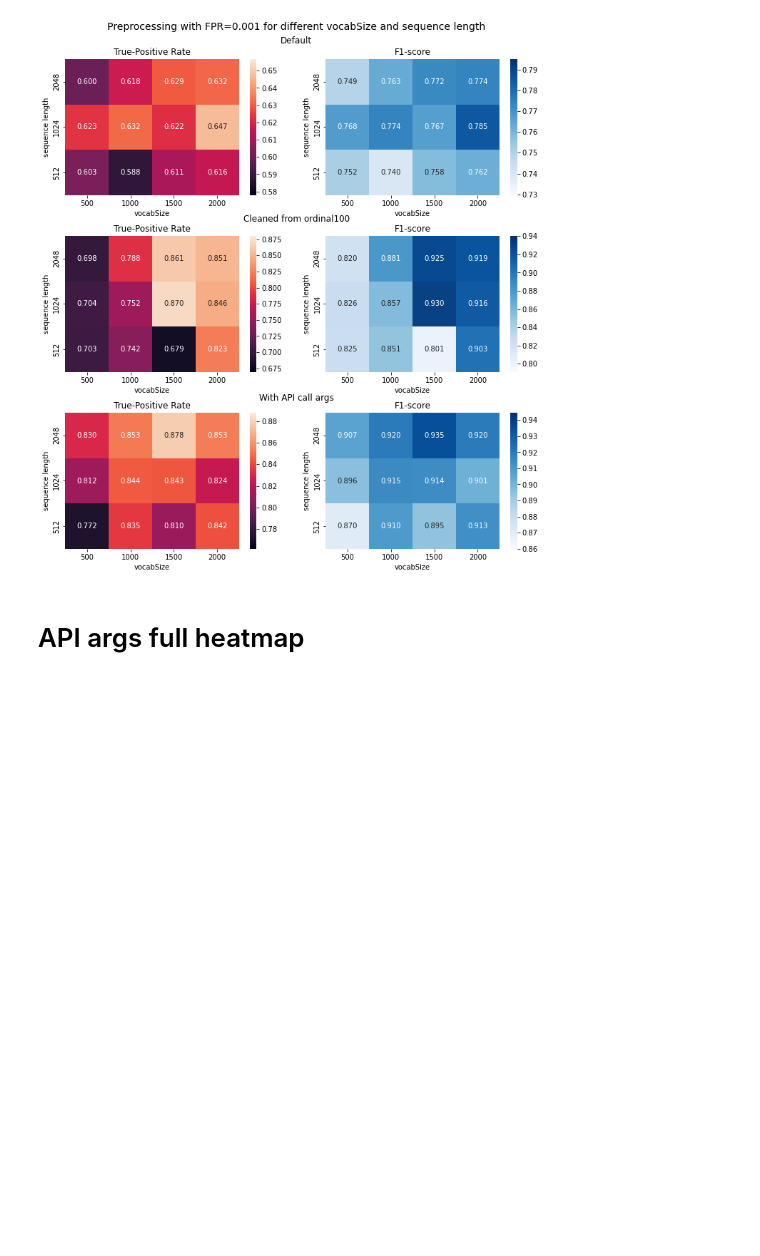
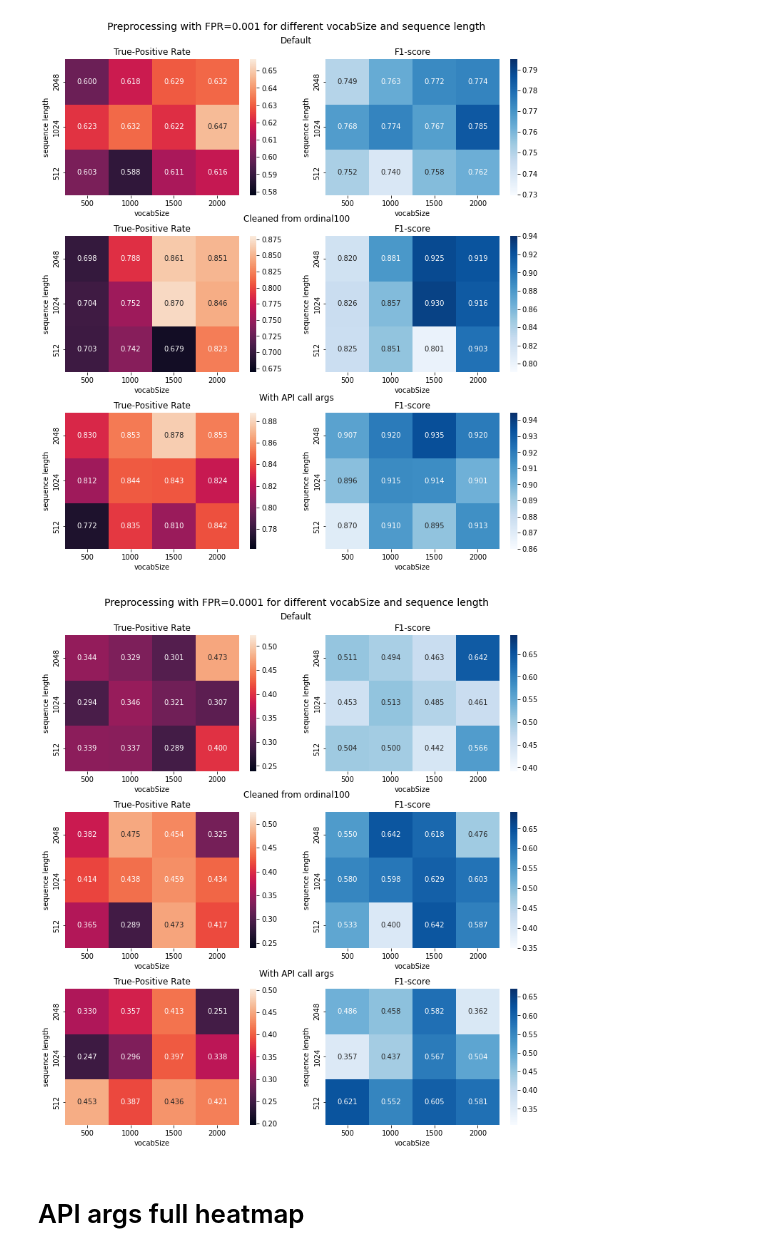
Before and after one commit to dtrizna/nebula, a Jupyter notebook: evaluation/_preProcessingComparison.ipynb, the cells around one changed output. Cells and saved outputs as stored; diff of their text form; code cells hidden in the pictures; blank space fills up the shorter version.

Commit message:
adjusted plots for lower FPR

```diff
--- a/evaluation/_preProcessingComparison.ipynb
+++ b/evaluation/_preProcessingComparison.ipynb
@@ -50,5 +50,5 @@ plt.savefig(savePath)
 # %%
-def plotHeatMapsInFolders(inFolders, fpr, vocabSizes, maxLengths, subplotTitles=None, savePath=None):
+def plotHeatMapsInFolders(inFolders, fpr, vocabSizes, maxLengths, rangeL=0.01, subplotTitles=None, savePath=None):
 
     # create 6 plots 3 rows, 2 columns
     fig, axs = plt.subplots(3, 2, figsize=(12, 12))
@@ -56,7 +56,7 @@ def plotHeatMapsInFolders(inFolders, fpr, vocabSizes, maxLengths, subplotTitles=
     for i, inFolder in enumerate(inFolders):
         plotVocabSizeMaxLenHeatmap(inFolder, fpr,
                                     savePath=None,
-                                    rangeL=0.01,
+                                    rangeL=rangeL,
                                     vocabSizes=vocabSizes,
                                     maxLens=maxLengths,
                                     axs=[axs[i,0], axs[i,1]]
@@ -75,7 +75,7 @@ def plotHeatMapsInFolders(inFolders, fpr, vocabSizes, maxLengths, subplotTitles=
 
 vocabSizes = [500, 1000, 1500, 2000]
 maxLengths = [512, 1024, 2048]
-savePath=None
+savePath=f"{PLOT_OUT_FOLDER}/_PreProcessingComparisonHeatmap_FPR_0_01.png"
 _ = plotHeatMapsInFolders(inFolders, "0.01", vocabSizes, maxLengths, savePath=savePath, subplotTitles=labels)
 # %% [output]
 [figure]
@@ -86,6 +84,11 @@ savePath=None
 _ = plotHeatMapsInFolders(inFolders, "0.001", vocabSizes, maxLengths, savePath=savePath, subplotTitles=labels)
 # %% [output]
 [figure]
+# %%
+savePath=f"{PLOT_OUT_FOLDER}/_PreProcessingComparisonHeatmap_FPR_0_0001.png"
+_ = plotHeatMapsInFolders(inFolders, "0.0001", vocabSizes, maxLengths, rangeL=0.05, savePath=savePath, subplotTitles=labels)
+# %% [output]
+[figure, added]
 # %% [markdown]
 # API args full heatmap
 # %%
```
Also changed, not shown: parts of 6 cells of this notebook, 5 other files.
